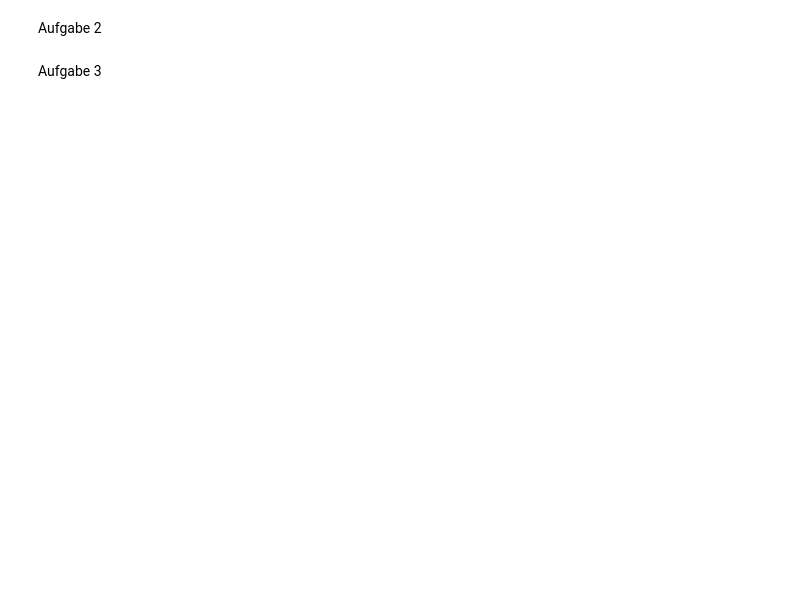
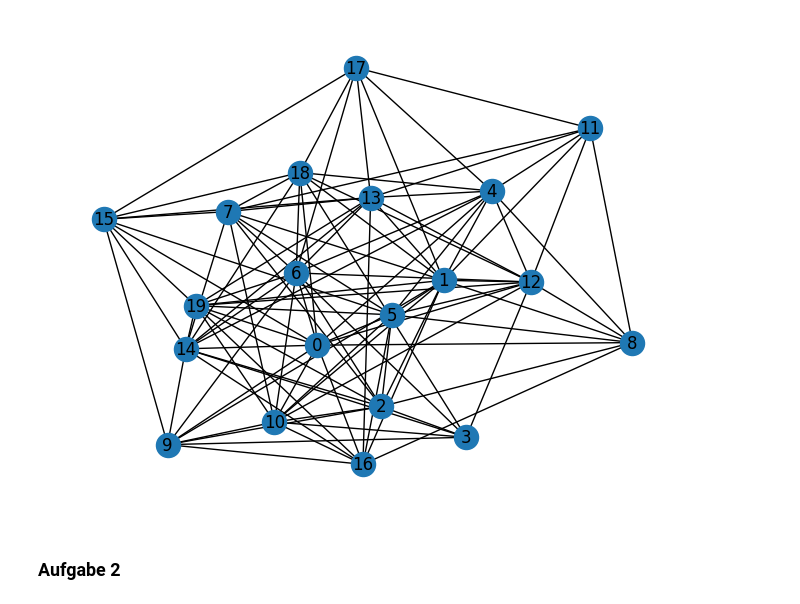
Before and after one commit to mark22222/neuroevolution, a Jupyter notebook: 2.ipynb, the cells around one changed output. Drawn from its saved outputs; the diff is of its cells as text; code cells hidden in the pictures; blank space fills up the shorter version.

```diff
--- a/2.ipynb
+++ b/2.ipynb
@@ -31,4 +29,10 @@ nx.draw(G, with_labels = True)
-# %% [markdown]
-Aufgabe 2
+# %%
+#Create Graph an draw it
+G = createGraph(20,150)
+nx.draw(G, with_labels = True)
+# %% [output]
+[figure, added]
+# %% [markdown]
+### Aufgabe 2
 # %%
 #Init population
@@ -55,5 +61,3 @@ def fitness(population, G):
                     fitness -= alpha*len(key)
 
         population.update([(key, fitness)])
-# %% [markdown]
-Aufgabe 3
```
Also changed, not shown: parts of 25 cells of this notebook.
